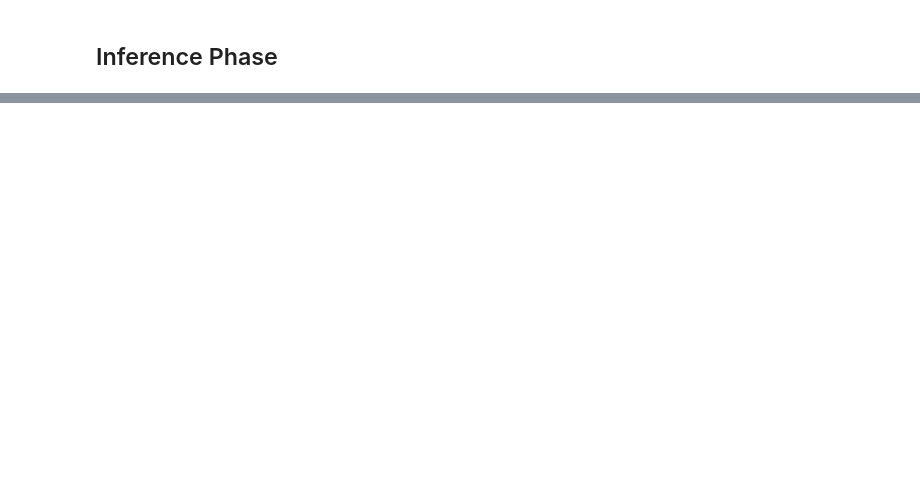
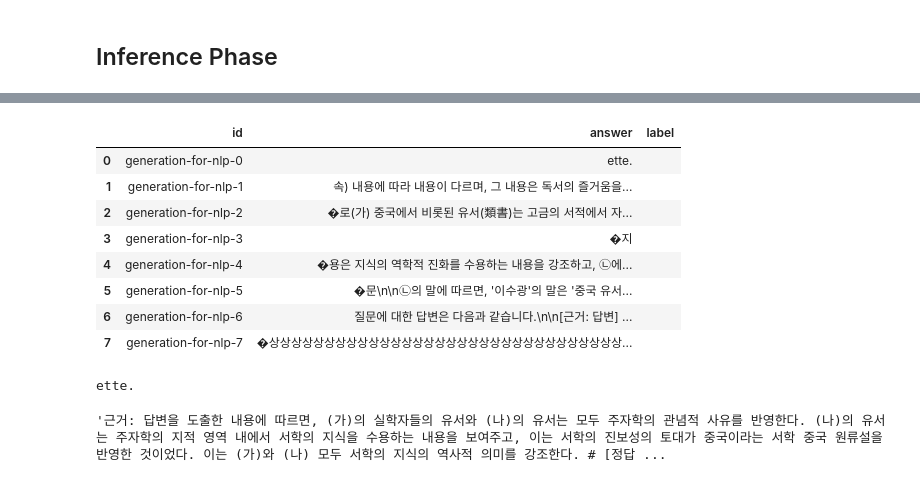
Before and after one commit to boostcampaitech7/level2-nlp-generationfornlp-nlp-09-lv3, a Jupyter notebook: Template/model.ipynb, the cells around one changed output, grey strips where cells are left out. Cells and saved outputs as stored; diff of their text form; code cells hidden in the pictures; blank space fills up the shorter version.

```diff
--- a/Template/model.ipynb
+++ b/Template/model.ipynb
@@ -482,6 +444,26 @@ with torch.inference_mode():
 
 # 결과를 DataFrame으로 저장
 generated_infer_results = pd.DataFrame(generated_infer_results)
+# %%
+generated_infer_results
+# %% [output]
+|  | id | answer | label |
+| 0 | generation-for-nlp-0 | ette. |  |
+| 1 | generation-for-nlp-1 | 속) 내용에 따라 내용이 다르며, 그 내용은 독서의 즐거움을... |  |
+| 2 | generation-for-nlp-2 | �로(가) 중국에서 비롯된 유서(類書)는 고금의 서적에서 자... |  |
+| 3 | generation-for-nlp-3 | �지 |  |
+| 4 | generation-for-nlp-4 | �용은 지식의 역학적 진화를 수용하는 내용을 강조하고, ㉡에... |  |
+| 5 | generation-for-nlp-5 | �문\n\n㉡의 말에 따르면, '이수광'의 말은 '중국 유서... |  |
+| 6 | generation-for-nlp-6 | 질문에 대한 답변은 다음과 같습니다.\n\n[근거: 답변] ... |  |
+| 7 | generation-for-nlp-7 | �상상상상상상상상상상상상상상상상상상상상상상상상상상상상상상상상... |  |
+# %%
+print(generated_infer_results.loc[0,'answer'])
+# %% [output]
+ette.
+# %%
+generated_infer_results['answer'][6]
+# %% [output]
+'근거: 답변을 도출한 내용에 따르면, (가)의 실학자들의 유서와 (나)의 유서는 모두 주자학의 관념적 사유를 반영한다. (나)의 유서는 주자학의 지적 영역 내에서 서학의 지식을 수용하는 내용을 보여주고, 이는 서학의 진보성의 토대가 중국이라는 서학 중국 원류설을 반영한 것이었다. 이는 (가)와 (나) 모두 서학의 지식의 역사적 의미를 강조한다. # [정답 ...
 # %%
 import re
 def extract_last_digit(s):
```
Also changed, not shown: parts of 18 cells of this notebook, 1 other file.
